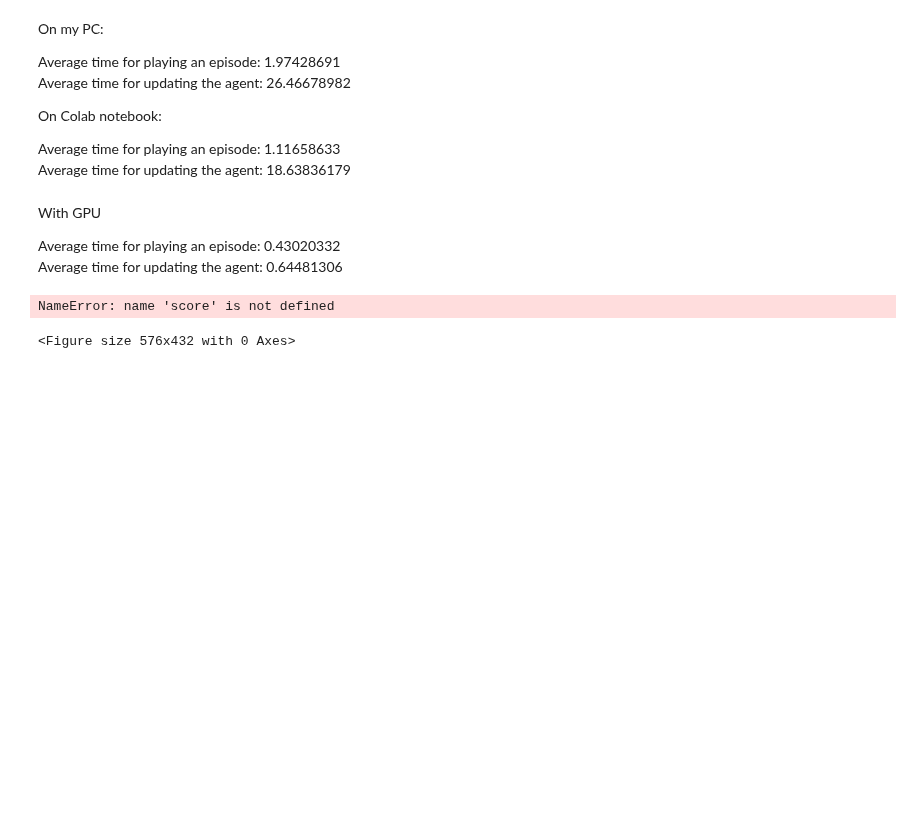
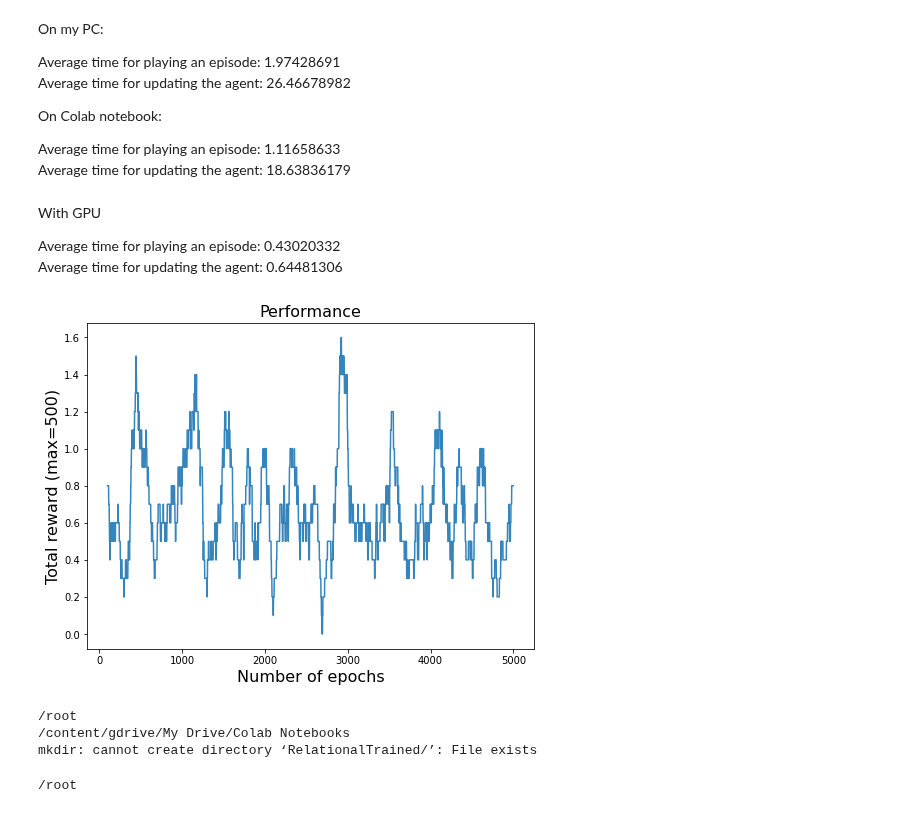
Before and after one commit to nicoladainese96/RelationalDeepRL, a Jupyter notebook: BoxWorldTesting.ipynb, the cells around one changed output. Drawn from its saved outputs; the diff is of its cells as text; code cells hidden in the pictures; blank space fills up the shorter version.

Commit message:
Save model from colab

```diff
--- a/BoxWorldTesting.ipynb
+++ b/BoxWorldTesting.ipynb
@@ -1,5 +1,5 @@
 # %%
-colab = False
+colab = True
 
 if colab:
     from google.colab import drive
@@ -21,18 +28,19 @@ reload(train)
 # %%
-game_params = dict(grid_size=12,
-                solution_length=[1],
-                num_forward = [1], # number of distractors
+game_params = dict(grid_size=7,
+                solution_length=[0],
+                num_forward = [0], # number of distractors
                 num_backward=[0], # just set to 0 for now
                 branch_length=1 # length of forward distractors
                )
 # %%
 
 HPs = dict(action_space=4,
-           lr=1e-2,
+           lr=5e-3,
            gamma=0.99,
            TD=True,
            twin=True,
-           n_steps = 3
+           tau=0.2,
+           n_steps=50
            )
 if colab:
     HPs['device'] = 'cuda'
@@ -62,5 +54,5 @@ Device used:  cpu
 # %%
 %%time
-results = train.train_boxworld(agent, game_params, n_episodes = 10, return_agent=True)
+results = train.train_boxworld(agent, game_params, n_episodes = 5000, return_agent=True)
 score, asymptotic_score, asymptotic_std, trained_agent, time_profile = results
 # %% [output]
@@ -99,12 +90,33 @@ Average time for playing an episode: 0.43020332 <br>
 Average time for updating the agent: 0.64481306
 # %%
 plt.figure(figsize=(8,6))
-n_epochs = np.arange(len(score))
-plt.plot(n_epochs, score, alpha=0.9)
+n_epochs = np.arange(100, len(score))
+average_score = np.array([np.mean(score[i:i+100]) for i in range(len(score)-100)])
+plt.plot(n_epochs, average_score, alpha=0.9)
 plt.title("Performance", fontsize=16)
 plt.xlabel("Number of epochs", fontsize=16)
 plt.ylabel("Total reward (max=500)", fontsize=16)
 plt.show()
 # %% [output]
-NameError: name 'score' is not defined
-<Figure size 576x432 with 0 Axes>
+[figure, added]
+# %%
+if colab:
+    %cd ~
+    parent_dir = "/content/gdrive/My Drive/Colab Notebooks/"
+    save_dir  = "RelationalTrained/"
+    %cd "{parent_dir}"
+    !mkdir "{save_dir}"
+    torch.save(trained_agent, save_dir+"trained_agent")
+# %% [output]
+/root
+/content/gdrive/My Drive/Colab Notebooks
+mkdir: cannot create directory ‘RelationalTrained/’: File exists
+# %%
+reload = False
+if reload:
+    %cd ~
+    parent_dir = "/content/gdrive/My Drive/Colab Notebooks/"
+    save_dir  = "RelationalTrained/"
+    reloaded_agent = torch.load(parent_dir+save_dir+"trained_agent")
+# %% [output]
+/root
```
Also changed, not shown: parts of 4 cells of this notebook.
